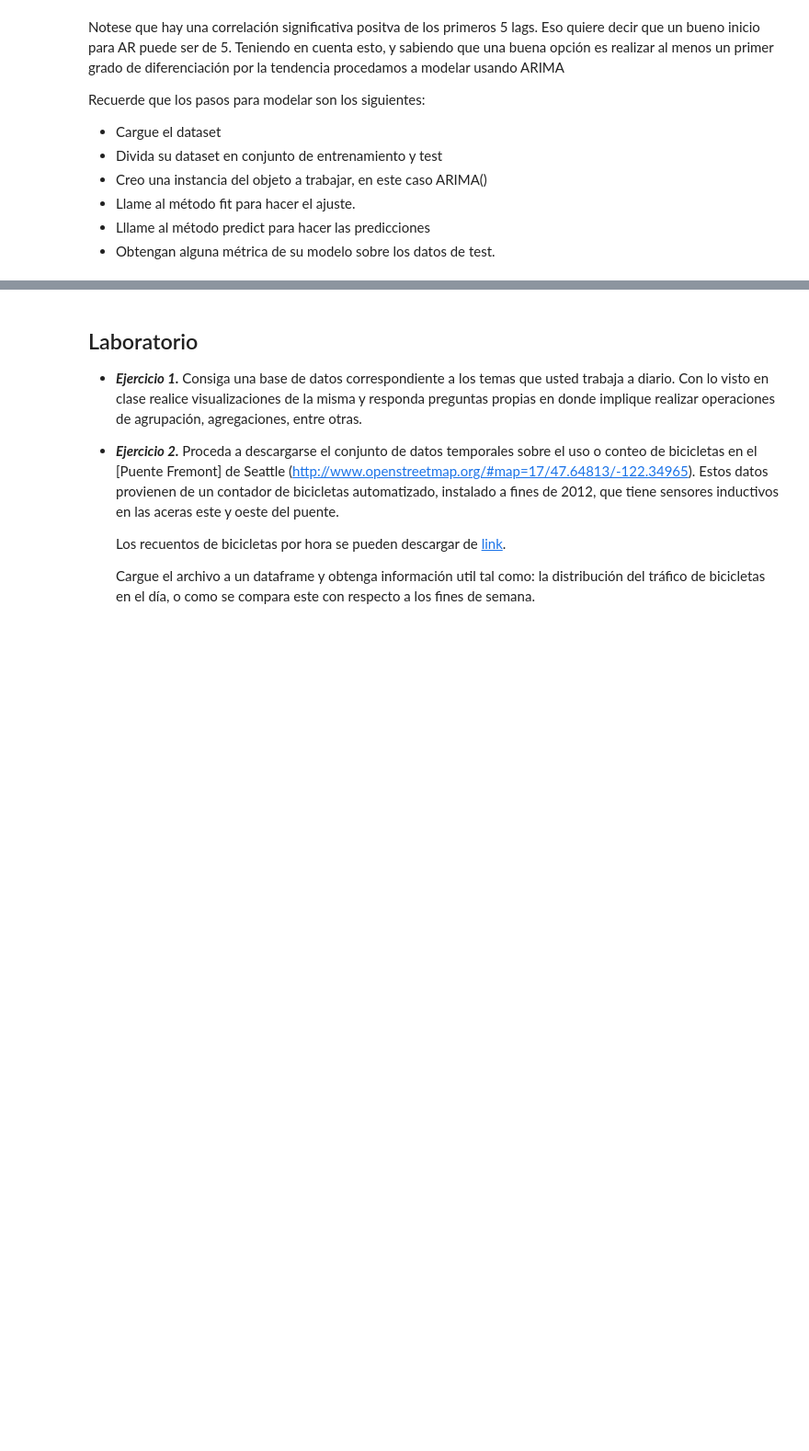
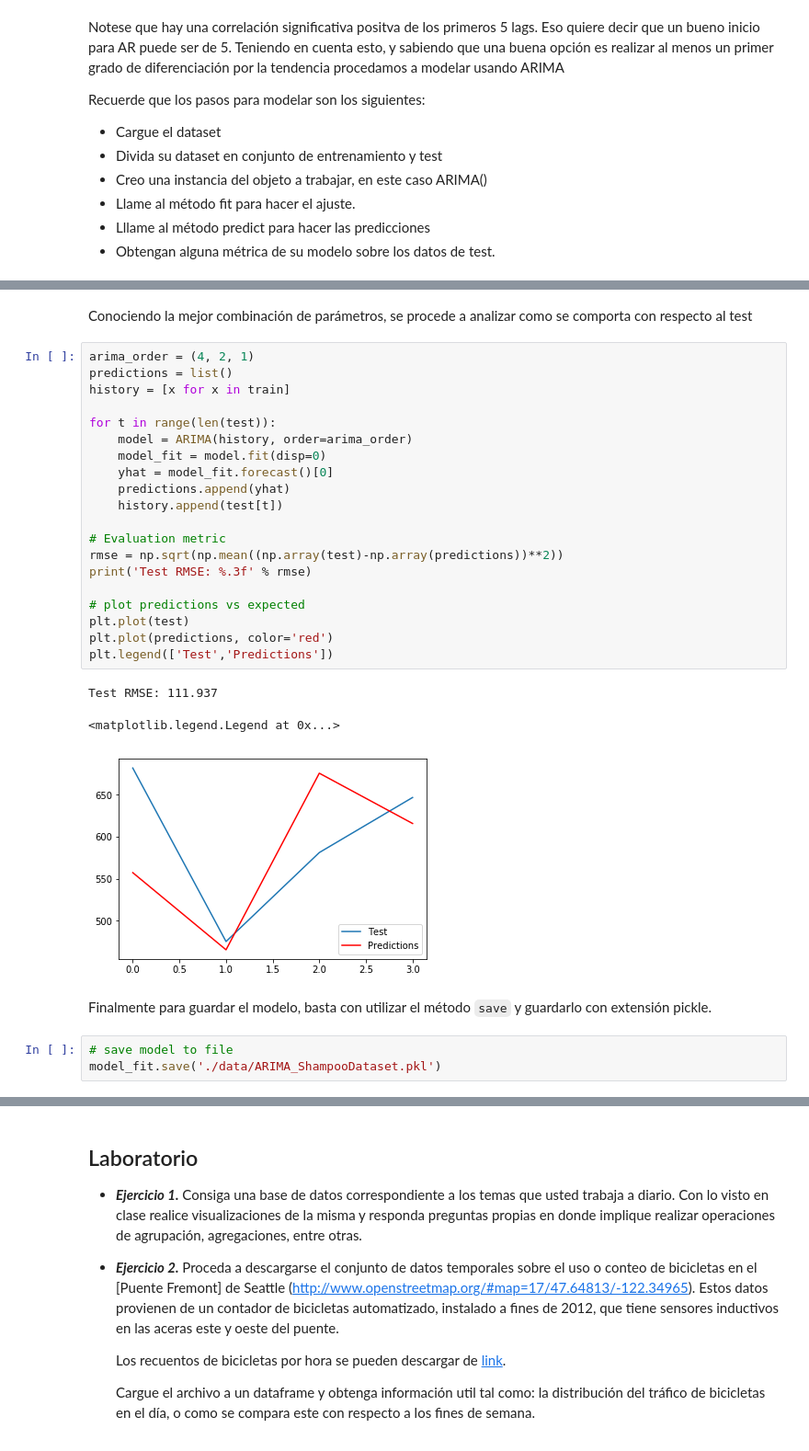
Before and after one commit to sruap1214/EC_Finance, a Jupyter notebook: Notebooks/06_SeriesdeTiempo.ipynb, the cells around one changed output, grey strips where cells are left out. Shown at 92% size. Cells and saved outputs as stored; diff of their text form; blank space fills up the shorter version.

```diff
--- a/Notebooks/06_SeriesdeTiempo.ipynb
+++ b/Notebooks/06_SeriesdeTiempo.ipynb
@@ -1028,0 +844,31 @@ Test RMSE: 13.668
+# %% [markdown]
+Conociendo la mejor combinación de parámetros, se procede a analizar como se comporta con respecto al test
+# %%
+arima_order = (4, 2, 1)
+predictions = list()
+history = [x for x in train]
+
+for t in range(len(test)):
+    model = ARIMA(history, order=arima_order)
+    model_fit = model.fit(disp=0)
+    yhat = model_fit.forecast()[0]
+    predictions.append(yhat)
+    history.append(test[t])
+
+# Evaluation metric
+rmse = np.sqrt(np.mean((np.array(test)-np.array(predictions))**2))
+print('Test RMSE: %.3f' % rmse)
+
+# plot predictions vs expected
+plt.plot(test)
+plt.plot(predictions, color='red')
+plt.legend(['Test','Predictions'])
+# %% [output]
+Test RMSE: 111.937
+<matplotlib.legend.Legend at 0x...>
+[figure, added]
+# %% [markdown]
+Finalmente para guardar el modelo, basta con utilizar el método `save` y guardarlo con extensión pickle.
+# %%
+# save model to file
+model_fit.save('./data/ARIMA_ShampooDataset.pkl')
```
Also changed, not shown: parts of 62 cells of this notebook, 1 other file.
